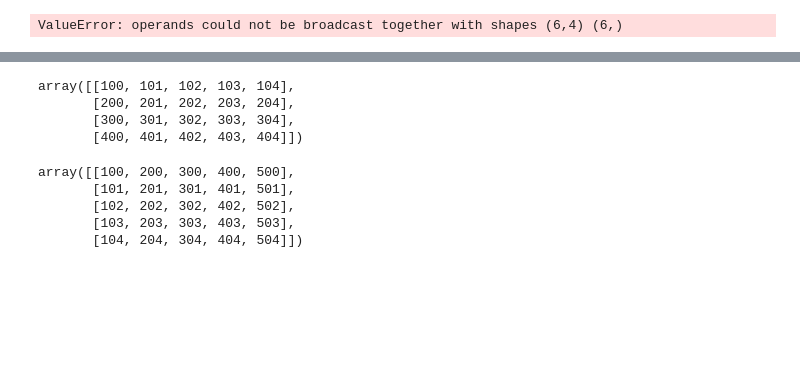
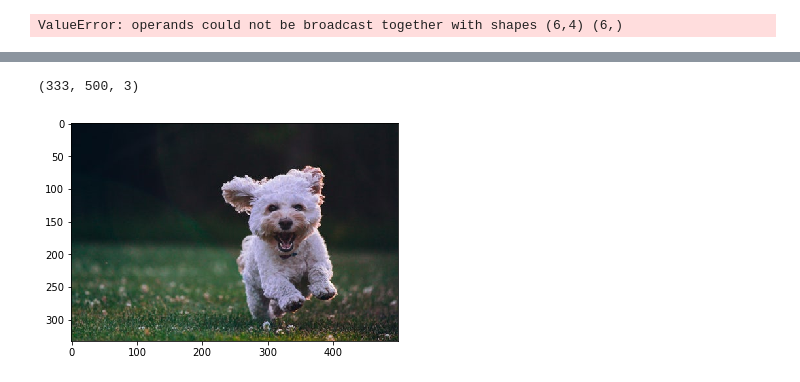
Before and after one commit to nonZero/learn-numpy, a Jupyter notebook: 031-broadcasting.ipynb, the cells around one changed output, grey strips where cells are left out. Drawn from its saved outputs; the diff is of its cells as text; code cells hidden in the pictures; blank space fills up the shorter version.

```diff
--- a/031-broadcasting.ipynb
+++ b/031-broadcasting.ipynb
@@ -69,15 +69,7 @@ array([[ 100.,  101.,  102.,  103.],
-# %%
-arange(5) + arange(100,500,100)[:,newaxis]
-# %% [output]
-array([[100, 101, 102, 103, 104],
-       [200, 201, 202, 203, 204],
-       [300, 301, 302, 303, 304],
-       [400, 401, 402, 403, 404]])
-# %%
-np.add.outer(arange(5), arange(100, 501, 100))
-# %% [output]
-array([[100, 200, 300, 400, 500],
-       [101, 201, 301, 401, 501],
-       [102, 202, 302, 402, 502],
-       [103, 203, 303, 403, 503],
-       [104, 204, 304, 404, 504]])
+# %%
+m = imread('puppy1.jpeg') / 255
+imshow(m)
+m.shape
+# %% [output]
+(333, 500, 3)
+[figure, added]
```
Also changed, not shown: parts of 6 cells of this notebook, 1 other file.
